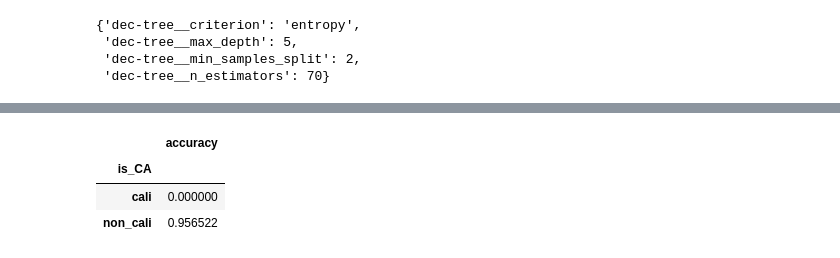
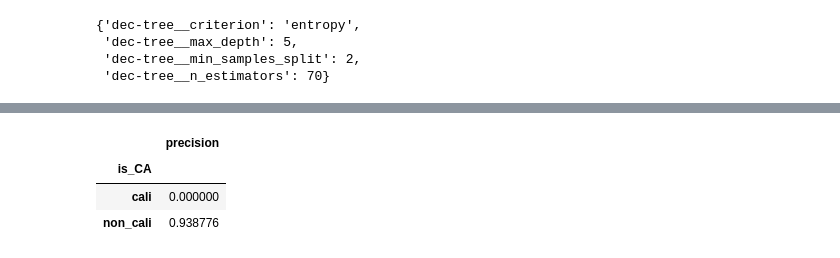
Before and after one commit to tharvipop/sussy-stock-trades, a Jupyter notebook: final_model.ipynb, the cells around one changed output, grey strips where cells are left out. Drawn from its saved outputs; the diff is of its cells as text; code cells hidden in the pictures.

```diff
--- a/final_model.ipynb
+++ b/final_model.ipynb
@@ -148,16 +147,16 @@ results.groupby('is_CA')['prediction'].mean().to_frame()
 # %%
 (
     results
     .groupby('is_CA')
     .apply(lambda x: metrics.precision_score(x['cap_gains_over_200_usd'], x['prediction']))
-    .rename('accuracy')
+    .rename('precision')
     .to_frame()
 )
 # %% [output]
-|  | accuracy |
+|  | precision |
 | is_CA |  |
 | cali | 0.000000 |
-| non_cali | 0.956522 |
+| non_cali | 0.938776 |
 # %%
 obs = results.groupby('is_CA').apply(lambda x: metrics.precision_score(x['cap_gains_over_200_usd'], x['prediction'])).diff().iloc[-1]
 obs
```
Also changed, not shown: parts of 14 cells of this notebook, 2 other files.
